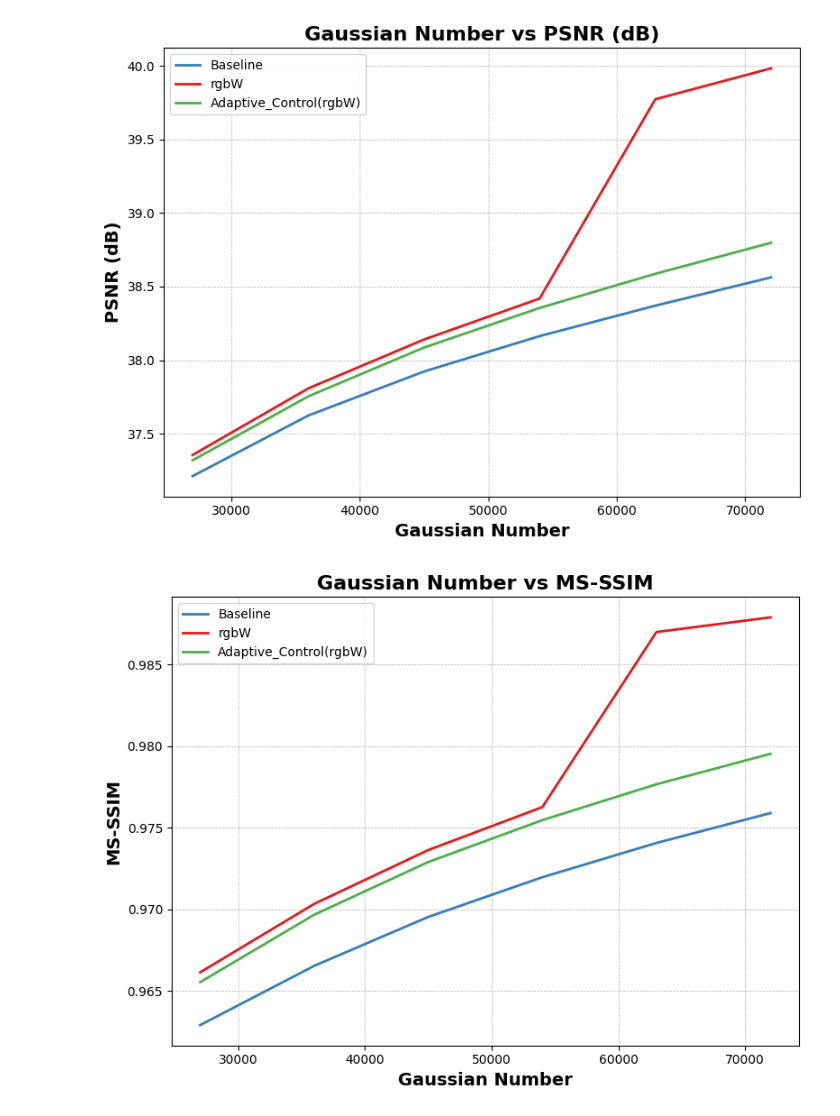
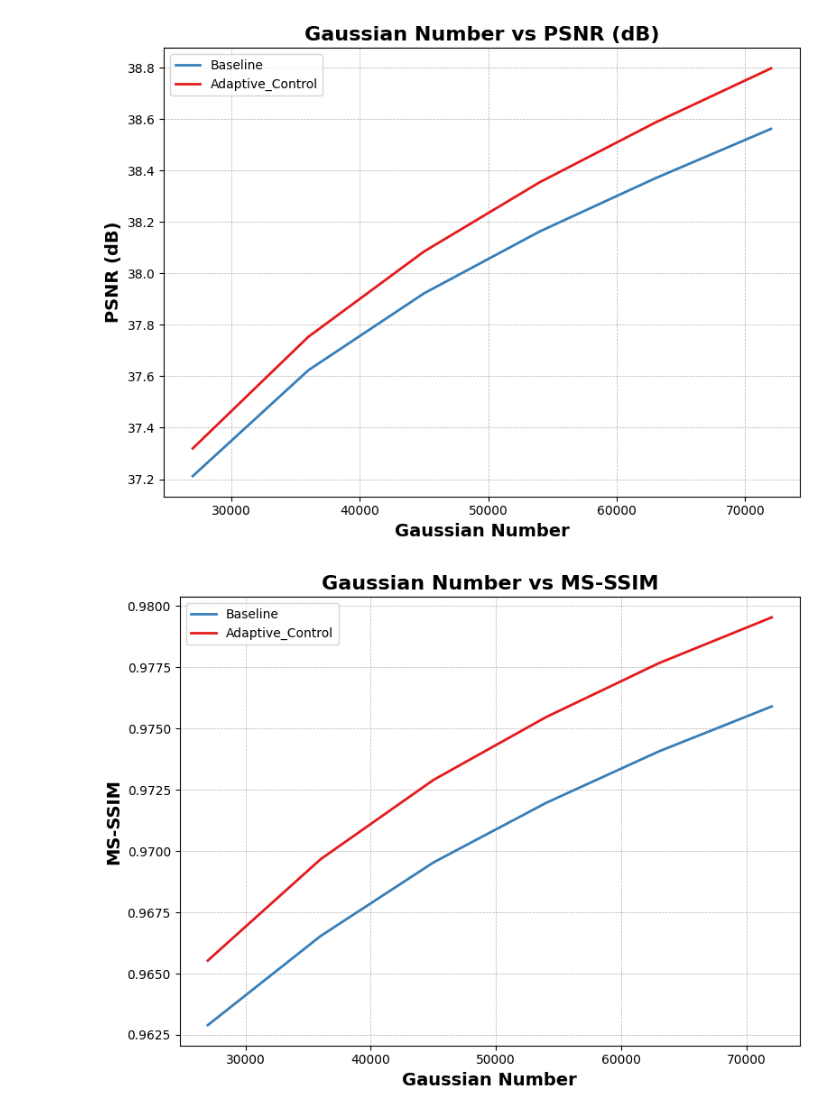
Before and after one commit to ac-freeman/GSVC, a Jupyter notebook: Visualization/Compare3.ipynb, the cells around one changed output. Drawn from its saved outputs; the diff is of its cells as text; code cells hidden in the pictures.

```diff
--- a/Visualization/Compare3.ipynb
+++ b/Visualization/Compare3.ipynb
@@ -133,18 +94,12 @@ def plot_gaussian_vs_metrics(df_baseline, df_density_rgbW,df_rgbW):
 # %%
 import matplotlib.pyplot as plt
 
-def plot_average_gaussian_vs_metrics(df_baseline, df_density_rgbW,df_rgbW):
+def plot_average_gaussian_vs_metrics(df_baseline, df_density_rgbW):
     #color_palette = plt.cm.get_cmap('tab10', 6)
     color_palette = ['#377eb8','#e41a1c',  '#4daf4a', '#984ea3', '#ff7f00', '#ffff33', '#a65628', '#f781bf']
     datasets_info = [
             ('Baseline', df_baseline),
-            # ('Opacity', df_Opacity),
-            # ('Adaptive_Control(Grad)', df_density_Grad),
-            ('rgbW', df_rgbW),
-            ('Adaptive_Control(rgbW)', df_density_rgbW),
-            # ('Adaptive_Control(Combine)', df_density_Com),
-            # ('Adaptive_Control(Combine)_NewInitialization', df_density_Com_I),
-            # ('rgbW_NewInitialization', df_I),
+            ('Adaptive_Control', df_density_rgbW),
     ]
 
     metrics = ['PSNR', 'MS-SSIM']
@@ -190,5 +142,5 @@ plot_gaussian_vs_metrics(df_baseline, df_density_rgbW,df_rgbW)
 # %%
-plot_average_gaussian_vs_metrics(df_baseline, df_density_rgbW,df_rgbW)
+plot_average_gaussian_vs_metrics(df_baseline, df_density_rgbW)
 # %% [output]
-[figure, old version]
+[figure, new version]
-[figure, old version]
+[figure, new version]
```
Also changed, not shown: parts of 4 cells of this notebook, 5 other files.
